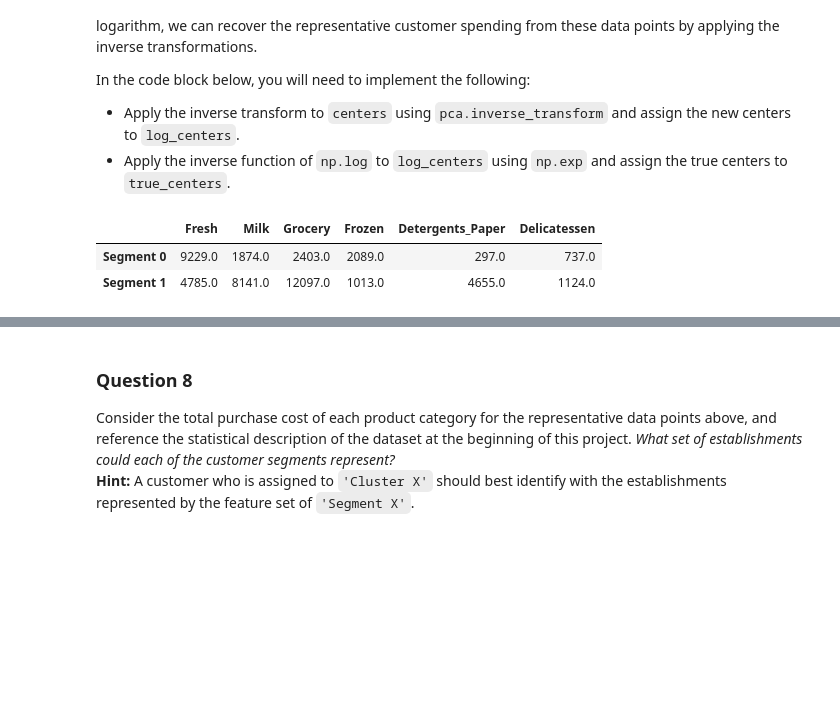
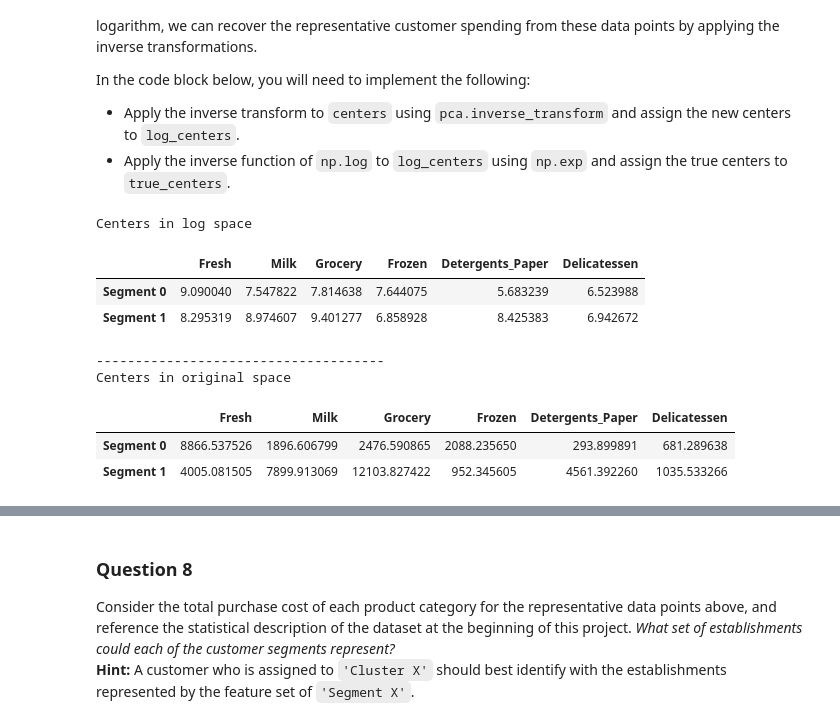
Before and after one commit to iyersume/ml-projects, a Jupyter notebook: customer_segments/customer_segments.ipynb, the cells around one changed output, grey strips where cells are left out. Cells and saved outputs as stored; diff of their text form; code cells hidden in the pictures; blank space fills up the shorter version.

Commit message:
Customer segments: Update per review

```diff
--- a/customer_segments/customer_segments.ipynb
+++ b/customer_segments/customer_segments.ipynb
@@ -221,6 +225,8 @@ In the code block below, you will need to implement the following:
 **NOTE:** If you choose to remove any outliers, ensure that the sample data does not contain any of these points!
 Once you have performed this implementation, the dataset will be stored in the variable `good_data`.
 # %%
+from collections import Counter
+
 # For each feature find the data points with extreme high or low values
 outlier_indices = []
 for feature in log_data.keys():
@@ -233,19 +239,21 @@ for feature in log_data.keys():
 
     # TODO: Use the interquartile range to calculate an outlier step (1.5 times the interquartile range)
     # Note: Pushing it a little higher to use 2 * IQR
-    step = 2 * (Q3 - Q1)
+    step = 1.5 * (Q3 - Q1)
 
     # Display the outliers
     print "Data points considered outliers for the feature '{}':".format(feature)
     outlier_data = log_data[~((log_data[feature] >= Q1 - step) & (log_data[feature] <= Q3 + step))][feature]
-    display(outlier_data)
+    print(outlier_data.index.values)
     outlier_indices.append(outlier_data.index.values)
 
 # OPTIONAL: Select the indices for data points you wish to remove
-outliers  = [elem for l in outlier_indices for elem in l]
-print(outliers)
-
-# Remove the outliers, if any were specified
-good_data = log_data.drop(log_data.index[outliers]).reset_index(drop = True)
+outlier_count = Counter([elem for l in outlier_indices for elem in l])
+# display(outlier_count)
+outliers = sorted([i for i, j in outlier_count.items() if j > 1])
+print("--------------------------------------------------------------")
+print("Outlier points removed from this data")
+print("--------------------------------------------------------------")
+print(log_data.iloc[outliers, :])
 # %% [output]
 Data points considered outliers for the feature 'Fresh':
@@ -491,16 +488,29 @@ In the code block below, you will need to implement the following:
 # %%
 # TODO: Inverse transform the centers
 log_centers = pca.inverse_transform(centers)
+
+print("Centers in log space")
+log_centers = pd.DataFrame(log_centers, columns = data.keys())
+log_centers.index = segments
+display(log_centers)
 
 # TODO: Exponentiate the centers
 true_centers = np.exp(log_centers)
 
 # Display the true centers
 segments = ['Segment {}'.format(i) for i in range(0,len(centers))]
-true_centers = pd.DataFrame(np.round(true_centers), columns = data.keys())
+true_centers = pd.DataFrame(true_centers, columns = data.keys())
 true_centers.index = segments
+print("-------------------------------------")
+print("Centers in original space")
 display(true_centers)
 # %% [output]
+Centers in log space
 |  | Fresh | Milk | Grocery | Frozen | Detergents_Paper | Delicatessen |
-| Segment 0 | 9229.0 | 1874.0 | 2403.0 | 2089.0 | 297.0 | 737.0 |
-| Segment 1 | 4785.0 | 8141.0 | 12097.0 | 1013.0 | 4655.0 | 1124.0 |
+| Segment 0 | 9.090040 | 7.547822 | 7.814638 | 7.644075 | 5.683239 | 6.523988 |
+| Segment 1 | 8.295319 | 8.974607 | 9.401277 | 6.858928 | 8.425383 | 6.942672 |
+-------------------------------------
+Centers in original space
+|  | Fresh | Milk | Grocery | Frozen | Detergents_Paper | Delicatessen |
+| Segment 0 | 8866.537526 | 1896.606799 | 2476.590865 | 2088.235650 | 293.899891 | 681.289638 |
+| Segment 1 | 4005.081505 | 7899.913069 | 12103.827422 | 952.345605 | 4561.392260 | 1035.533266 |
```
Also changed, not shown: parts of 21 cells of this notebook.
